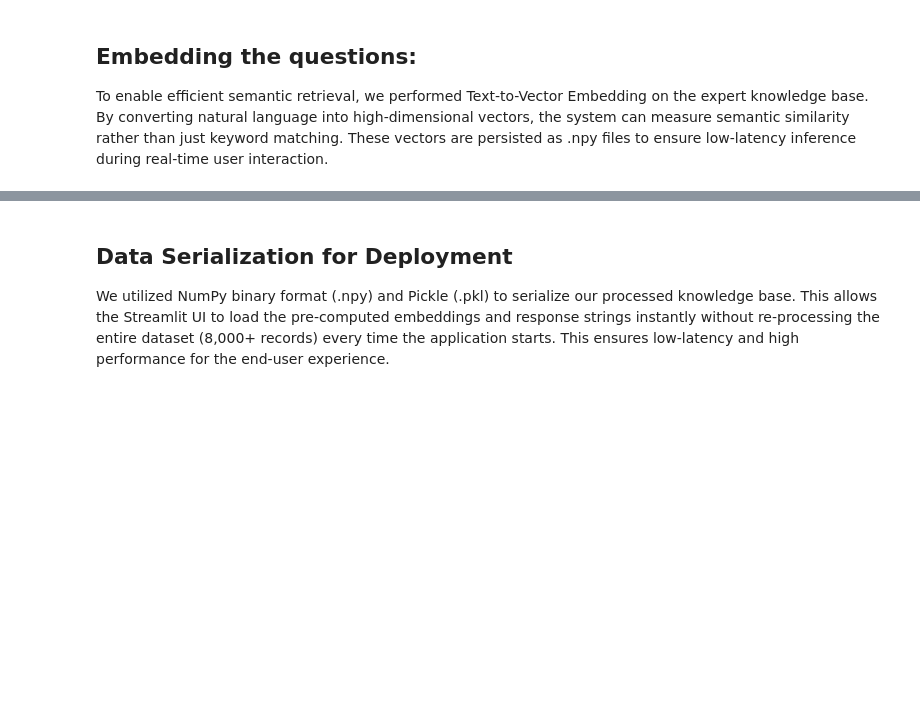
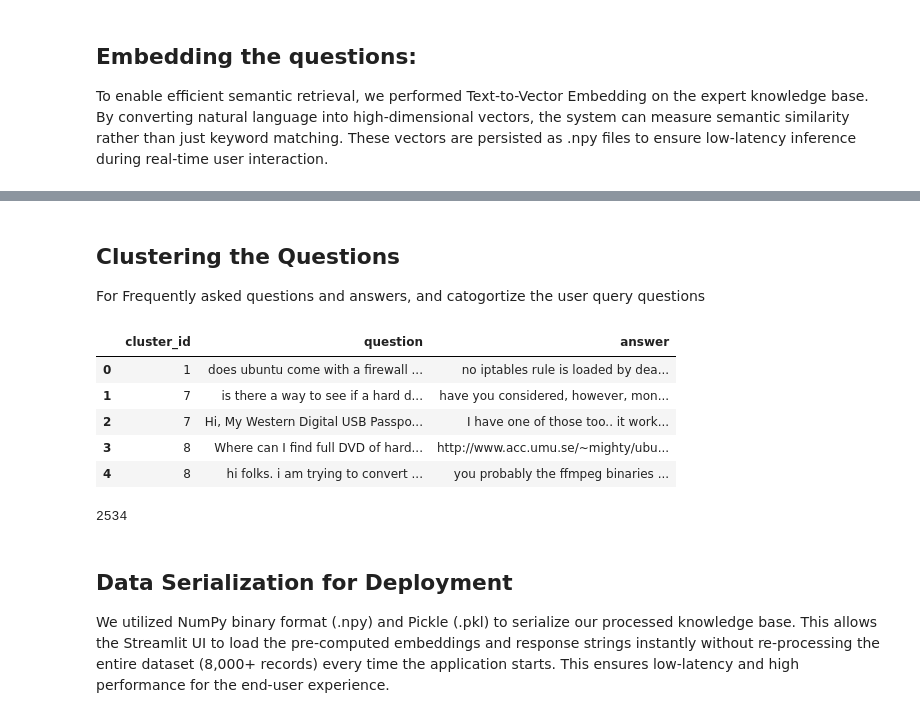
Before and after one commit to virwang/Fanshawe_NLP01, a Jupyter notebook: project/NLP_Project.ipynb, the cells around one changed output, grey strips where cells are left out. Cells and saved outputs as stored; diff of their text form; code cells hidden in the pictures; blank space fills up the shorter version.

```diff
--- a/project/NLP_Project.ipynb
+++ b/project/NLP_Project.ipynb
@@ -200,5 +234,31 @@ print(question_embeddings)
  [ 0.02191286 -0.03294545 -0.02390194 ...  0.06107355  0.06099329
    0.0477547 ]]
+# %% [markdown]
+## Clustering the Questions
+
+For Frequently asked questions and answers, and catogortize the user query questions
+# %%
+num_clusters = 10
+kmeans = KMeans(n_clusters=num_clusters, n_init=10, random_state=42)
+cluster_labels = kmeans.fit_predict(question_embeddings) # use current question_embedding
+
+# Save to
+df_final = pd.DataFrame({
+    'cluster_id': cluster_labels,
+    'question': questions,
+    'answer': answers
+})
+
+display(df_final.head())
+print(len(df_final))
+# %% [output]
+|  | cluster_id | question | answer |
+| 0 | 1 | does ubuntu come with a firewall ... | no iptables rule is loaded by dea... |
+| 1 | 7 | is there a way to see if a hard d... | have you considered, however, mon... |
+| 2 | 7 | Hi, My Western Digital USB Passpo... | I have one of those too.. it work... |
+| 3 | 8 | Where can I find full DVD of hard... | http://www.acc.umu.se/~mighty/ubu... |
+| 4 | 8 | hi folks. i am trying to convert ... | you probably the ffmpeg binaries ... |
+2534
 # %% [markdown]
 ## Data Serialization for Deployment
 
```
Also changed, not shown: parts of 12 cells of this notebook.
